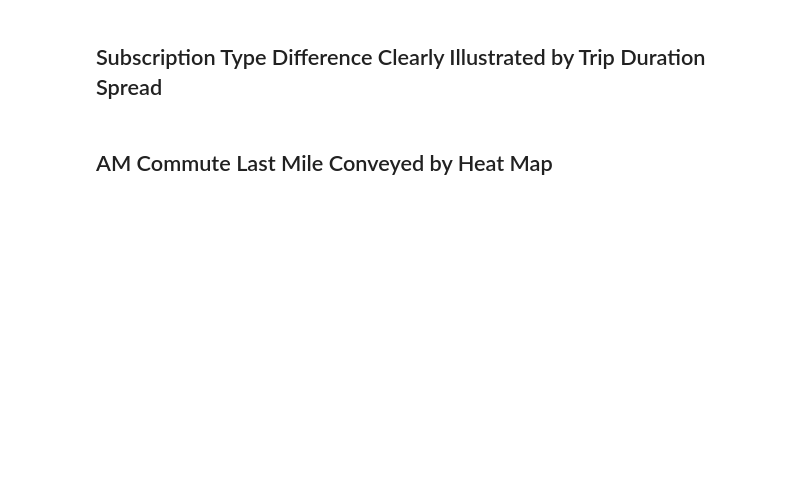
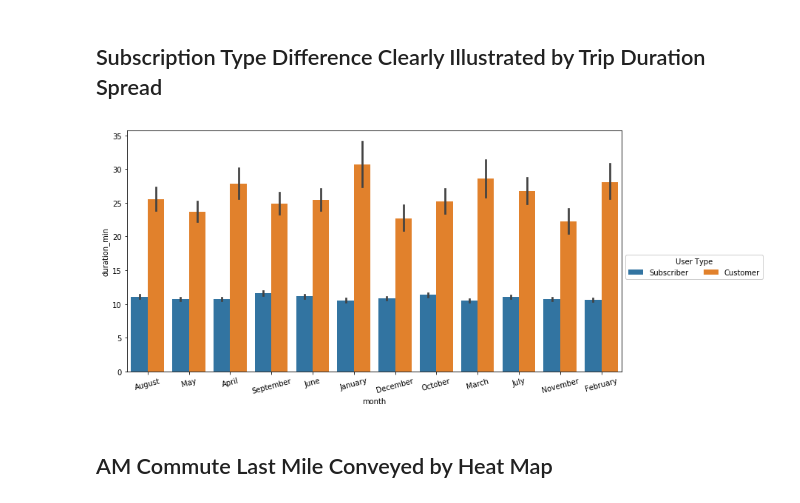
Before and after one commit to juliouribe/Visualizing_Bike_Data, a Jupyter notebook: Explanatory_Visualizations.ipynb, the cells around one changed output. Saved outputs shown, nothing was run; the diff lists cells and outputs as text; code cells hidden in the pictures; blank space fills up the shorter version.

```diff
--- a/Explanatory_Visualizations.ipynb
+++ b/Explanatory_Visualizations.ipynb
@@ -94,9 +110,12 @@ plt.ylim(0, 35);
 # %% [markdown]
 ## Subscription Type Difference Clearly Illustrated by Trip Duration Spread
 # %%
+sf_bikes['month'] = sf_bikes.start_time.dt.strftime("%B")
 plt.figure(figsize = (12, 6))
 ax = sb.barplot(data = sf_bikes, x = 'month', y = 'duration_min', hue = 'user_type')
 ax.legend(loc = 0, ncol = 3, framealpha = 1, title = 'User Type', bbox_to_anchor = (1.0, 0.5));
 plt.xticks(rotation = 15);
+# %% [output]
+[figure, added]
 # %% [markdown]
 ## AM Commute Last Mile Conveyed by Heat Map
```
Also changed, not shown: parts of 9 cells of this notebook.
